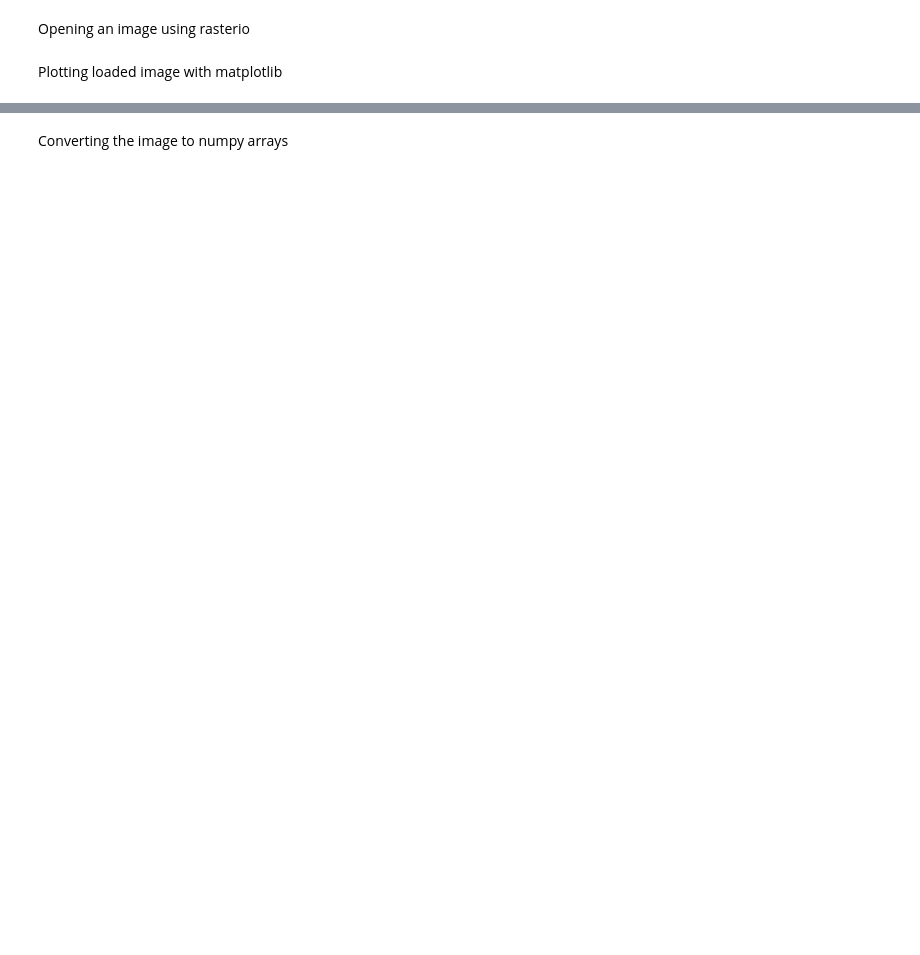
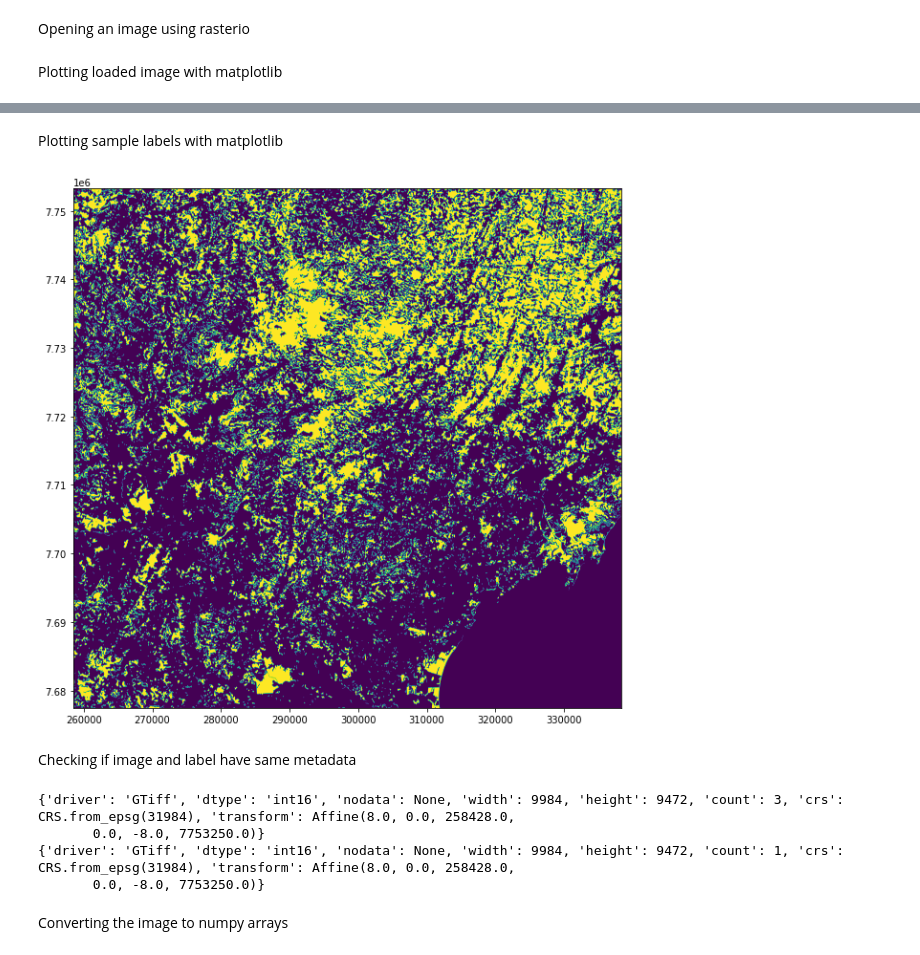
Before and after one commit to pedroheyerdahl/cber04a, a Jupyter notebook: rasterio_test.ipynb, the cells around one changed output, grey strips where cells are left out. Drawn from its saved outputs; the diff is of its cells as text; code cells hidden in the pictures; blank space fills up the shorter version.

```diff
--- a/rasterio_test.ipynb
+++ b/rasterio_test.ipynb
@@ -54,3 +52,21 @@ plt.show()
+# %% [markdown]
+Plotting sample labels with matplotlib
+# %%
+fig, ax = plt.subplots(1, figsize=(12, 10))
+show(sample_label, ax=ax)
+plt.show()
+# %% [output]
+[figure, added]
+# %% [markdown]
+Checking if image and label have same metadata
+# %%
+print(sample_image.meta)
+print(sample_label.meta)
+# %% [output]
+{'driver': 'GTiff', 'dtype': 'int16', 'nodata': None, 'width': 9984, 'height': 9472, 'count': 3, 'crs': CRS.from_epsg(31984), 'transform': Affine(8.0, 0.0, 258428.0,
+       0.0, -8.0, 7753250.0)}
+{'driver': 'GTiff', 'dtype': 'int16', 'nodata': None, 'width': 9984, 'height': 9472, 'count': 1, 'crs': CRS.from_epsg(31984), 'transform': Affine(8.0, 0.0, 258428.0,
+       0.0, -8.0, 7753250.0)}
 # %% [markdown]
 Converting the image to numpy arrays
 # %%
```
Also changed, not shown: parts of 25 cells of this notebook.
